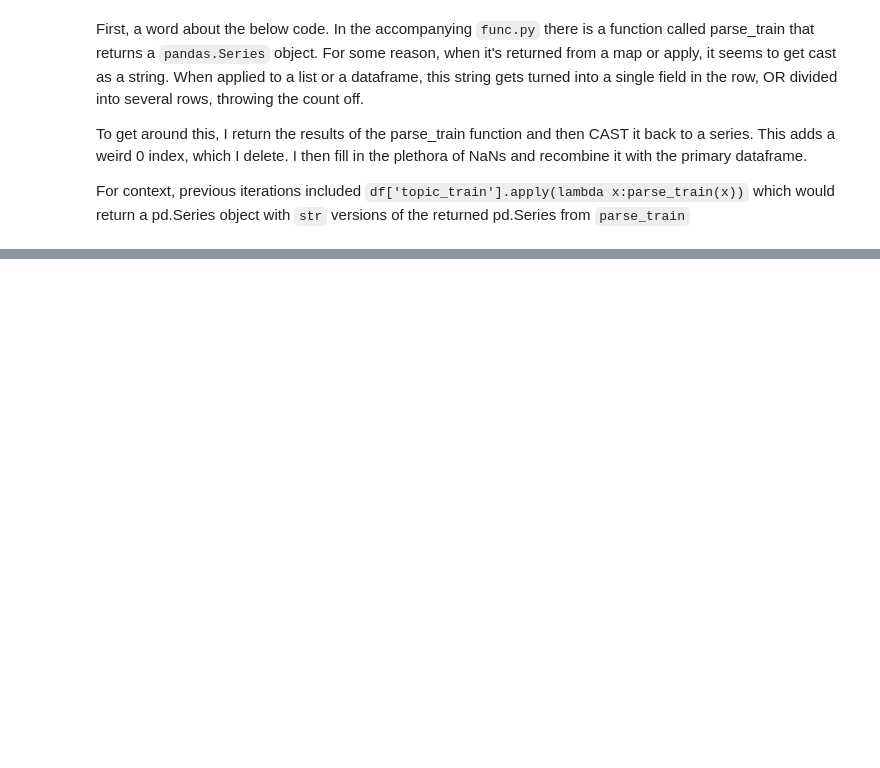
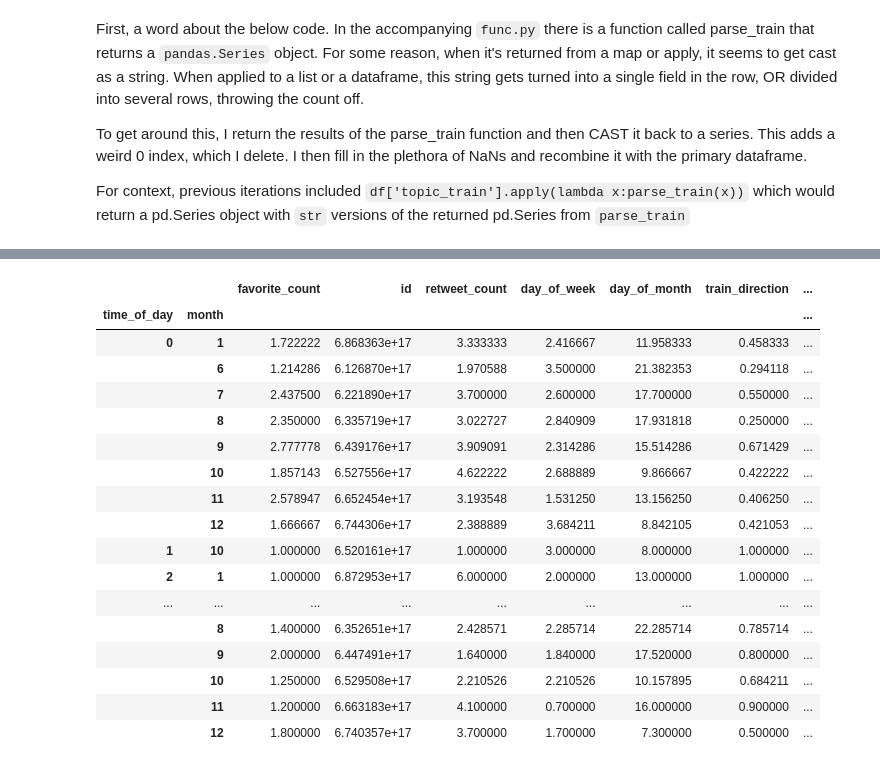
Before and after one commit to lovettbarron/caltrain-predict, a Jupyter notebook: 01explore.ipynb, the cells around one changed output, grey strips where cells are left out. Saved outputs shown, nothing was run; the diff lists cells and outputs as text; code cells hidden in the pictures; blank space fills up the shorter version.

```diff
--- a/01explore.ipynb
+++ b/01explore.ipynb
@@ -237,3 +245,24 @@ df.plot(x='day_of_week', y='time_of_day', kind='hist')
+# %%
+df.groupby(['time_of_day','month']).mean()
+# %% [output]
+|  |  | favorite_count | id | retweet_count | day_of_week | day_of_month | train_direction | ... |
+| time_of_day | month |  |  |  |  |  |  | ... |
+| 0 | 1 | 1.722222 | 6.868363e+17 | 3.333333 | 2.416667 | 11.958333 | 0.458333 | ... |
+|  | 6 | 1.214286 | 6.126870e+17 | 1.970588 | 3.500000 | 21.382353 | 0.294118 | ... |
+|  | 7 | 2.437500 | 6.221890e+17 | 3.700000 | 2.600000 | 17.700000 | 0.550000 | ... |
+|  | 8 | 2.350000 | 6.335719e+17 | 3.022727 | 2.840909 | 17.931818 | 0.250000 | ... |
+|  | 9 | 2.777778 | 6.439176e+17 | 3.909091 | 2.314286 | 15.514286 | 0.671429 | ... |
+|  | 10 | 1.857143 | 6.527556e+17 | 4.622222 | 2.688889 | 9.866667 | 0.422222 | ... |
+|  | 11 | 2.578947 | 6.652454e+17 | 3.193548 | 1.531250 | 13.156250 | 0.406250 | ... |
+|  | 12 | 1.666667 | 6.744306e+17 | 2.388889 | 3.684211 | 8.842105 | 0.421053 | ... |
+| 1 | 10 | 1.000000 | 6.520161e+17 | 1.000000 | 3.000000 | 8.000000 | 1.000000 | ... |
+| 2 | 1 | 1.000000 | 6.872953e+17 | 6.000000 | 2.000000 | 13.000000 | 1.000000 | ... |
+| ... | ... | ... | ... | ... | ... | ... | ... | ... |
+|  | 8 | 1.400000 | 6.352651e+17 | 2.428571 | 2.285714 | 22.285714 | 0.785714 | ... |
+|  | 9 | 2.000000 | 6.447491e+17 | 1.640000 | 1.840000 | 17.520000 | 0.800000 | ... |
+|  | 10 | 1.250000 | 6.529508e+17 | 2.210526 | 2.210526 | 10.157895 | 0.684211 | ... |
+|  | 11 | 1.200000 | 6.663183e+17 | 4.100000 | 0.700000 | 16.000000 | 0.900000 | ... |
+|  | 12 | 1.800000 | 6.740357e+17 | 3.700000 | 1.700000 | 7.300000 | 0.500000 | ... |
 # %%
 list(df.columns.values)
 # %% [output]
```
Also changed, not shown: parts of 17 cells of this notebook, 2 other files.
